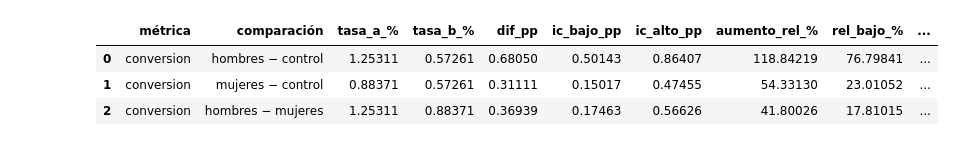
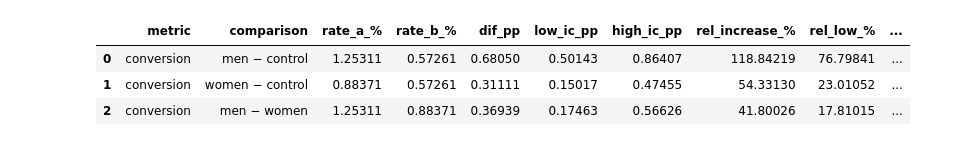
Before and after one commit to CarlosAdolfoPeralta/project_statistics_hillstrom, a Jupyter notebook: notebooks/02_analisis_frecuentista.ipynb, the cells around one changed output. Cells and saved outputs as stored; diff of their text form; code cells hidden in the pictures.

```diff
--- a/notebooks/02_analisis_frecuentista.ipynb
+++ b/notebooks/02_analisis_frecuentista.ipynb
@@ -39,9 +39,9 @@ rng = np.random.default_rng(SEED)
 plt.rcParams["figure.dpi"] = 110
 
 df = prepare(load_hillstrom())
-n_grupo = df["grupo"].value_counts().reindex(GRUPOS)
-print("Clientes por grupo:", n_grupo.to_dict())
+n_group = df["group"].value_counts().reindex(GRUPOS)
+print("Customers per group:", n_group.to_dict())
 
-COMPARACIONES = [("hombres", "control"), ("mujeres", "control"), ("hombres", "mujeres")]
+COMPARACIONES = [("men", "control"), ("women", "control"), ("men", "women")]
 ETIQUETA = {c: f"{c[0]} − {c[1]}" for c in COMPARACIONES}
 # %% [output]
@@ -53,6 +53,6 @@ Antes de comparar grupos de a pares, una prueba chi-cuadrado sobre los tres grup
 # %%
-for metrica in ["conversion", "visit"]:
-    tabla = pd.crosstab(df["grupo"], df[metrica])
+for metric in ["conversion", "visit"]:
+    tabla = pd.crosstab(df["group"], df[metric])
     chi2, p, gl, _ = stats.chi2_contingency(tabla)
-    print(f"{metrica:>10}: chi-cuadrado = {chi2:.2f} | gl = {gl} | p = {p:.3g}")
+    print(f"{metric:>10}: chi-square = {chi2:.2f} | gl = {gl} | p = {p:.3g}")
 # %% [output]
@@ -65,44 +65,44 @@ Para cada comparación se reporta la diferencia absoluta con su IC (método de N
 # %%
 def tabla_proporciones(metrica):
-    x = df.groupby("grupo", observed=True)[metrica].sum()
-    n = df.groupby("grupo", observed=True)[metrica].size()
+    x = df.groupby("group", observed=True)[metrica].sum()
+    n = df.groupby("group", observed=True)[metrica].size()
     filas = []
     for a, b in COMPARACIONES:
         r = compare_proportions(int(x[a]), int(n[a]), int(x[b]), int(n[b]))
         filas.append({
-            "métrica": metrica,
-            "comparación": ETIQUETA[(a, b)],
-            "tasa_a_%": 100 * r["p1"],
-            "tasa_b_%": 100 * r["p0"],
+            "metric": metrica,
+            "comparison": ETIQUETA[(a, b)],
+            "rate_a_%": 100 * r["p1"],
+            "rate_b_%": 100 * r["p0"],
             "dif_pp": 100 * r["diff"],
-            "ic_bajo_pp": 100 * r["ic_bajo"],
-            "ic_alto_pp": 100 * r["ic_alto"],
-            "aumento_rel_%": 100 * (r["rr"] - 1),
-            "rel_bajo_%": 100 * (r["rr_bajo"] - 1),
-            "rel_alto_%": 100 * (r["rr_alto"] - 1),
-            "p_valor": r["p_valor"],
+            "low_ic_pp": 100 * r["low_ic"],
+            "high_ic_pp": 100 * r["high_ic"],
+            "rel_increase_%": 100 * (r["rr"] - 1),
+            "rel_low_%": 100 * (r["rr_low"] - 1),
+            "rel_high_%": 100 * (r["rr_high"] - 1),
+            "p_value": r["p_value"],
         })
     t = pd.DataFrame(filas)
-    t["p_holm"] = holm_adjust(t["p_valor"])
+    t["p_holm"] = holm_adjust(t["p_value"])
     return t
 
-def forest(t, titulo, unidad="pp"):
+def forest(t, titulo, unit="pp"):
     fig, ax = plt.subplots(figsize=(7, 2.6))
     y = np.arange(len(t))[::-1]
-    ax.errorbar(t["dif_pp"], y, xerr=[t["dif_pp"] - t["ic_bajo_pp"], t["ic_alto_pp"] - t["dif_pp"]],
+    ax.errorbar(t["dif_pp"], y, xerr=[t["dif_pp"] - t["low_ic_pp"], t["high_ic_pp"] - t["dif_pp"]],
                 fmt="o", capsize=4)
     ax.axvline(0, color="red", linestyle="--", linewidth=1)
     ax.set_yticks(y)
-    ax.set_yticklabels(t["comparación"])
-    ax.set_xlabel(f"Diferencia ({unidad}) con IC 95 %")
+    ax.set_yticklabels(t["comparison"])
+    ax.set_xlabel(f"Difference ({unit}) with IC 95 %")
     ax.set_title(titulo)
     plt.tight_layout()
     plt.show()
 
 t_conv = tabla_proporciones("conversion")
 t_conv.round(5)
 # %% [output]
-|  | métrica | comparación | tasa_a_% | tasa_b_% | dif_pp | ic_bajo_pp | ic_alto_pp | aumento_rel_% | rel_bajo_% | ... |
-| 0 | conversion | hombres − control | 1.25311 | 0.57261 | 0.68050 | 0.50143 | 0.86407 | 118.84219 | 76.79841 | ... |
-| 1 | conversion | mujeres − control | 0.88371 | 0.57261 | 0.31111 | 0.15017 | 0.47455 | 54.33130 | 23.01052 | ... |
-| 2 | conversion | hombres − mujeres | 1.25311 | 0.88371 | 0.36939 | 0.17463 | 0.56626 | 41.80026 | 17.81015 | ... |
+|  | metric | comparison | rate_a_% | rate_b_% | dif_pp | low_ic_pp | high_ic_pp | rel_increase_% | rel_low_% | ... |
+| 0 | conversion | men − control | 1.25311 | 0.57261 | 0.68050 | 0.50143 | 0.86407 | 118.84219 | 76.79841 | ... |
+| 1 | conversion | women − control | 0.88371 | 0.57261 | 0.31111 | 0.15017 | 0.47455 | 54.33130 | 23.01052 | ... |
+| 2 | conversion | men − women | 1.25311 | 0.88371 | 0.36939 | 0.17463 | 0.56626 | 41.80026 | 17.81015 | ... |
```
Also changed, not shown: parts of 41 cells of this notebook, 12 other files.
